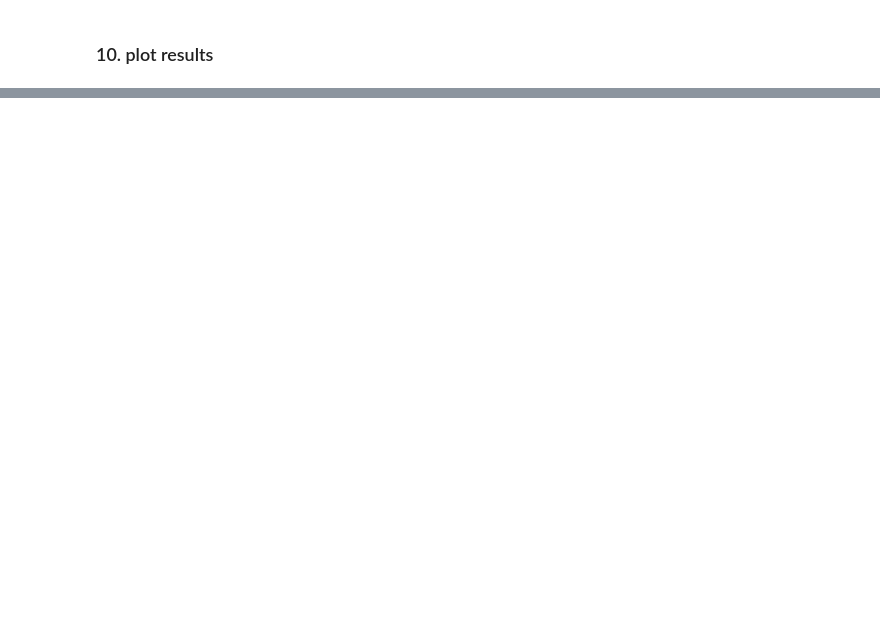
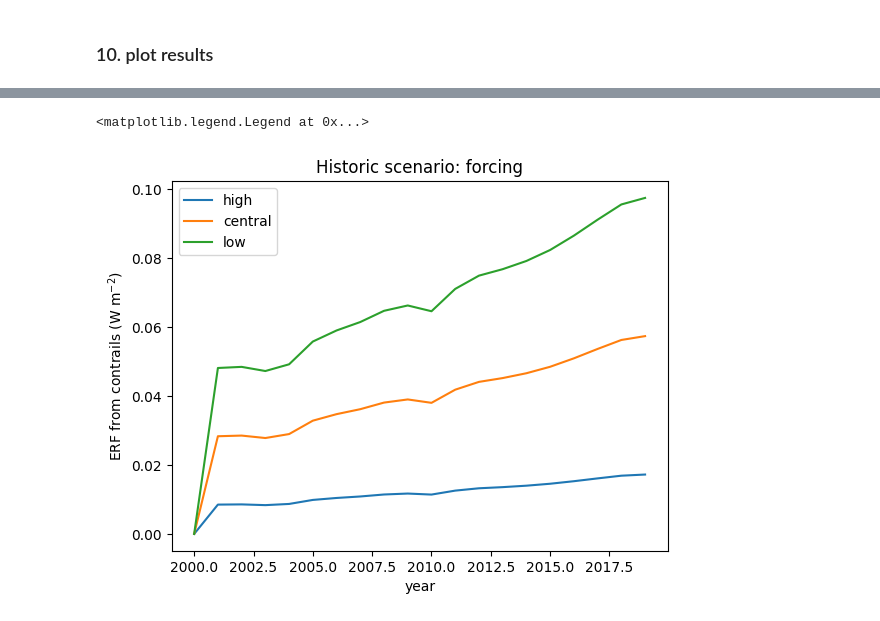
Before and after one commit to babyitshotoutside/FAIRplane, a Jupyter notebook: examples/basic_run_example.ipynb, the cells around one changed output, grey strips where cells are left out. Saved outputs shown, nothing was run; the diff lists cells and outputs as text; code cells hidden in the pictures; blank space fills up the shorter version.

```diff
--- a/examples/basic_run_example.ipynb
+++ b/examples/basic_run_example.ipynb
@@ -494,9 +521,12 @@ pl.legend()
 # %%
-pl.plot(f.timebounds, f.forcing.loc[dict(scenario='ramp', specie='Aerosol-cloud interactions')], label=f.configs)
-pl.title('Ramp scenario: forcing')
+pl.plot(f.timebounds, f.forcing.loc[dict(scenario='historic', specie='Contrails')], label=f.configs)
+pl.title('Historic scenario: forcing')
 pl.xlabel('year')
-pl.ylabel('ERF from aerosol-cloud interactions (W m$^{-2}$)')
+pl.ylabel('ERF from contrails (W m$^{-2}$)')
 pl.legend()
+# %% [output]
+<matplotlib.legend.Legend at 0x...>
+[figure, added]
 # %%
 pl.plot(f.timebounds, f.forcing_sum.loc[dict(scenario='ramp')], label=f.configs)
 pl.title('Ramp scenario: forcing')
```
Also changed, not shown: parts of 18 cells of this notebook, 13 other files.
